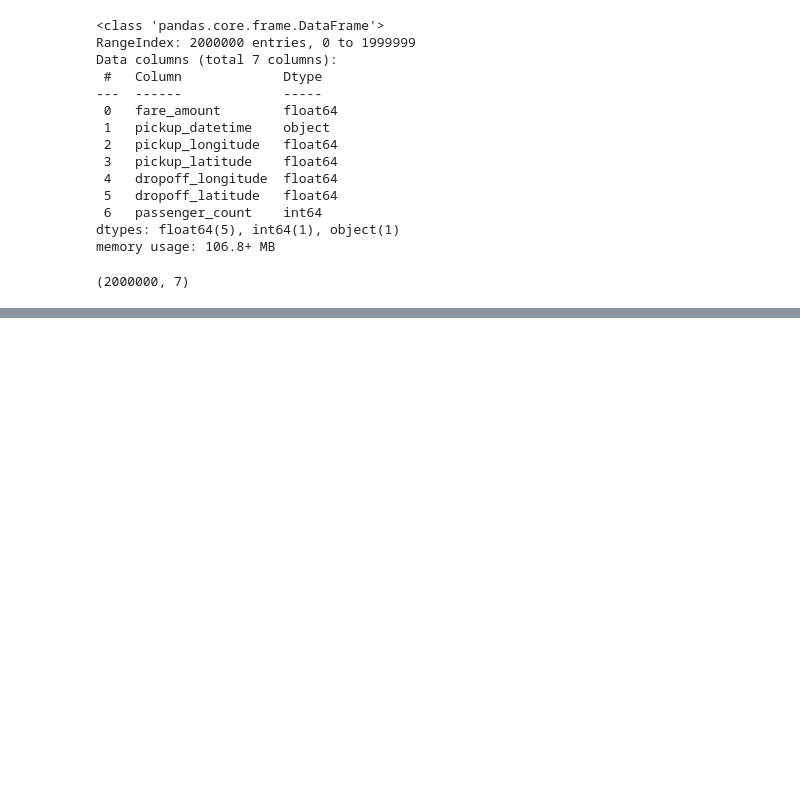
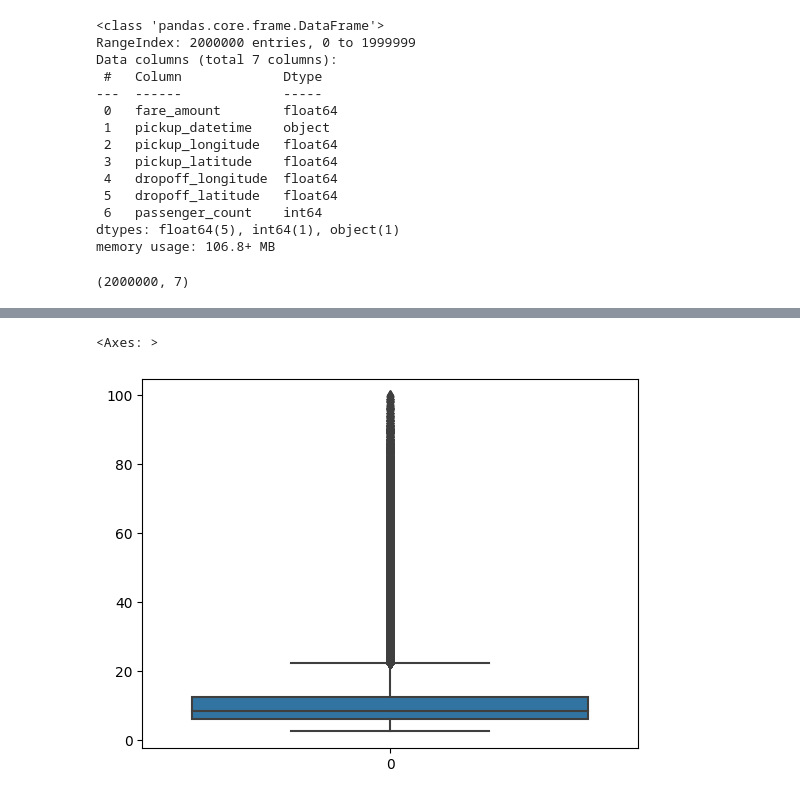
Before and after one commit to ShreeyaS-48/MachineLearning, a Jupyter notebook: TaxiFarePrediction.ipynb, the cells around one changed output, grey strips where cells are left out. Saved outputs shown, nothing was run; the diff lists cells and outputs as text; code cells hidden in the pictures; blank space fills up the shorter version.

Commit message:
Kaggle Notebook | TaxiFarePrediction | Version 7

```diff
--- a/TaxiFarePrediction.ipynb
+++ b/TaxiFarePrediction.ipynb
@@ -126 +125,6 @@ df_train = df_train[(df_train['distance_km'] > 0.1) & (df_train['distance_km'] <
+# %%
+sns.boxplot(df_train['fare_amount'])
+# %% [output]
+<Axes: >
+[figure, added]
 # %%
```
Also changed, not shown: parts of 11 cells of this notebook.
